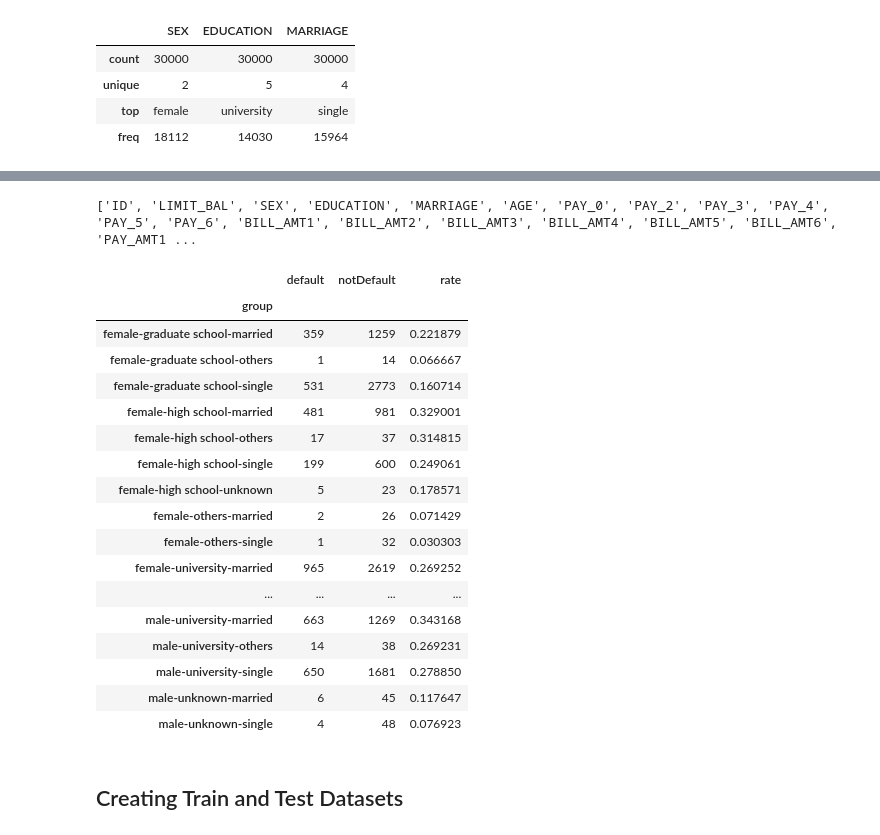
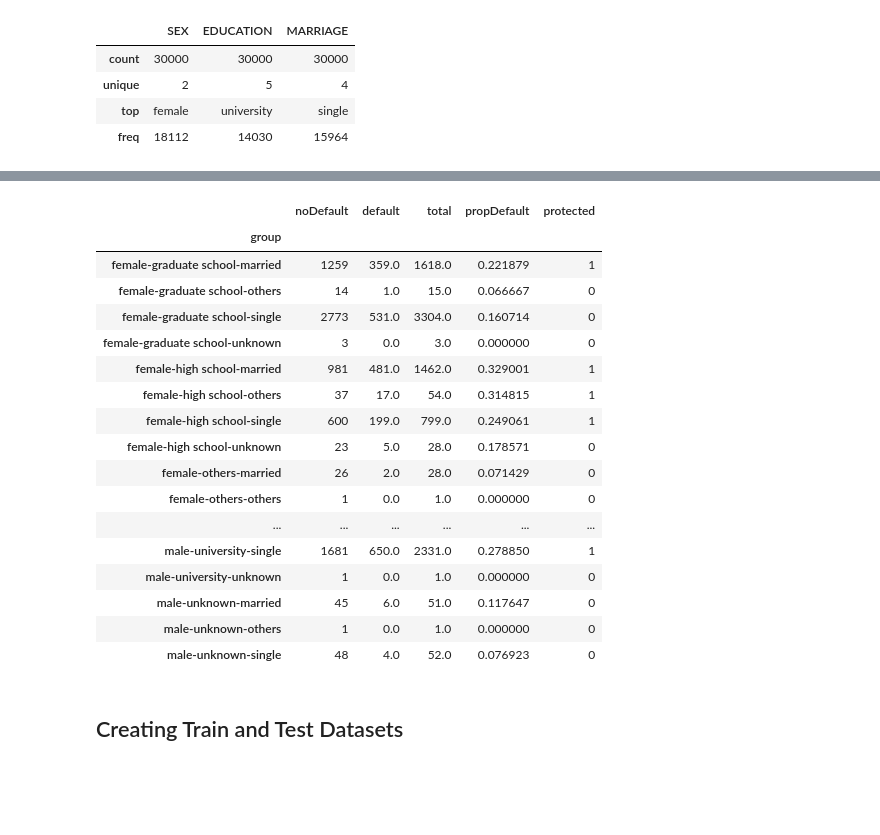
Before and after one commit to NeuralKnights/CodeML2023_Challenge3, a Jupyter notebook: Challenge3_pm.ipynb, the cells around one changed output, grey strips where cells are left out. Cells and saved outputs as stored; diff of their text form; code cells hidden in the pictures; blank space fills up the shorter version.

```diff
--- a/Challenge3_pm.ipynb
+++ b/Challenge3_pm.ipynb
@@ -105,0 +102,32 @@ dtype: object
+# %%
+# Finding Protected Groups
+df['group'] = df.apply(lambda x: x['SEX'] + '-' + x['EDUCATION'] + '-' + x['MARRIAGE'], axis=1)
+noDefault = df[df['default-payment-next-month'] == 0].groupby(['group'])['default-payment-next-month'].count().rename("noDefault")
+default = df[df['default-payment-next-month'] == 1].groupby(['group'])['default-payment-next-month'].count().rename("default")
+df_groups = pd.concat([noDefault, default], axis=1).fillna(0)
+df_groups["total"] = df_groups.apply(lambda x : x["noDefault"] + x["default"], axis=1)
+df_groups["propDefault"] = df_groups.apply(lambda x : x["default"]/x["total"], axis=1)
+propDefault_mean = df_groups["propDefault"].mean()
+propDefault_median = df_groups["propDefault"].median()
+
+df_groups['protected'] = np.where(df_groups['propDefault'] > propDefault_median, 1, 0)
+df_groups
+# %% [output]
+|  | noDefault | default | total | propDefault | protected |
+| group |  |  |  |  |  |
+| female-graduate school-married | 1259 | 359.0 | 1618.0 | 0.221879 | 1 |
+| female-graduate school-others | 14 | 1.0 | 15.0 | 0.066667 | 0 |
+| female-graduate school-single | 2773 | 531.0 | 3304.0 | 0.160714 | 0 |
+| female-graduate school-unknown | 3 | 0.0 | 3.0 | 0.000000 | 0 |
+| female-high school-married | 981 | 481.0 | 1462.0 | 0.329001 | 1 |
+| female-high school-others | 37 | 17.0 | 54.0 | 0.314815 | 1 |
+| female-high school-single | 600 | 199.0 | 799.0 | 0.249061 | 1 |
+| female-high school-unknown | 23 | 5.0 | 28.0 | 0.178571 | 0 |
+| female-others-married | 26 | 2.0 | 28.0 | 0.071429 | 0 |
+| female-others-others | 1 | 0.0 | 1.0 | 0.000000 | 0 |
+| ... | ... | ... | ... | ... | ... |
+| male-university-single | 1681 | 650.0 | 2331.0 | 0.278850 | 1 |
+| male-university-unknown | 1 | 0.0 | 1.0 | 0.000000 | 0 |
+| male-unknown-married | 45 | 6.0 | 51.0 | 0.117647 | 0 |
+| male-unknown-others | 1 | 0.0 | 1.0 | 0.000000 | 0 |
+| male-unknown-single | 48 | 4.0 | 52.0 | 0.076923 | 0 |
@@ -108,36 +141,7 @@ dtype: object
 df_training = df[(~df['default-payment-next-month'].isna())]
 df_prediction = df[(df['default-payment-next-month'].isna())]
 
-X, y = df_training.drop(['ID', 'default-payment-next-month'], axis=1), df_training['default-payment-next-month']
+X, y = df_training.drop(['default-payment-next-month'], axis=1), df_training['default-payment-next-month']
-# %% [output]
-['ID', 'LIMIT_BAL', 'SEX', 'EDUCATION', 'MARRIAGE', 'AGE', 'PAY_0', 'PAY_2', 'PAY_3', 'PAY_4', 'PAY_5', 'PAY_6', 'BILL_AMT1', 'BILL_AMT2', 'BILL_AMT3', 'BILL_AMT4', 'BILL_AMT5', 'BILL_AMT6', 'PAY_AMT1 ...
-# %%
-# Finding Protected Groups
-df['group'] = df.apply(lambda x: x['SEX'] + '-' + x['EDUCATION'] + '-' + x['MARRIAGE'], axis=1)
-notDefault = df[df['default-payment-next-month'] == 0].groupby(['group'])['default-payment-next-month'].count()
-default = df[df['default-payment-next-month'] == 1].groupby(['group'])['default-payment-next-month'].count()
-all = pd.merge(default, notDefault, on='group').rename(columns={'default-payment-next-month_x': 'default', 'default-payment-next-month_y': 'notDefault'})
-all['rate'] = all['default'] / (all['default'] + all['notDefault'])
-all
-# %% [output]
-|  | default | notDefault | rate |
-| group |  |  |  |
-| female-graduate school-married | 359 | 1259 | 0.221879 |
-| female-graduate school-others | 1 | 14 | 0.066667 |
-| female-graduate school-single | 531 | 2773 | 0.160714 |
-| female-high school-married | 481 | 981 | 0.329001 |
-| female-high school-others | 17 | 37 | 0.314815 |
-| female-high school-single | 199 | 600 | 0.249061 |
-| female-high school-unknown | 5 | 23 | 0.178571 |
-| female-others-married | 2 | 26 | 0.071429 |
-| female-others-single | 1 | 32 | 0.030303 |
-| female-university-married | 965 | 2619 | 0.269252 |
-| ... | ... | ... | ... |
-| male-university-married | 663 | 1269 | 0.343168 |
-| male-university-others | 14 | 38 | 0.269231 |
-| male-university-single | 650 | 1681 | 0.278850 |
-| male-unknown-married | 6 | 45 | 0.117647 |
-| male-unknown-single | 4 | 48 | 0.076923 |
 # %% [markdown]
 ## Creating Train and Test Datasets
 # %%
```
Also changed, not shown: parts of 7 cells of this notebook.
